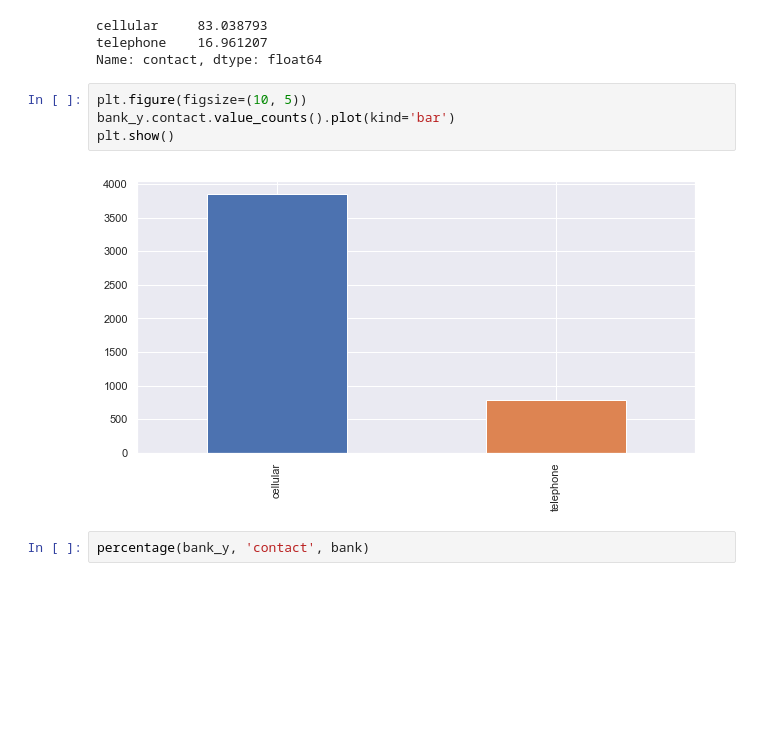
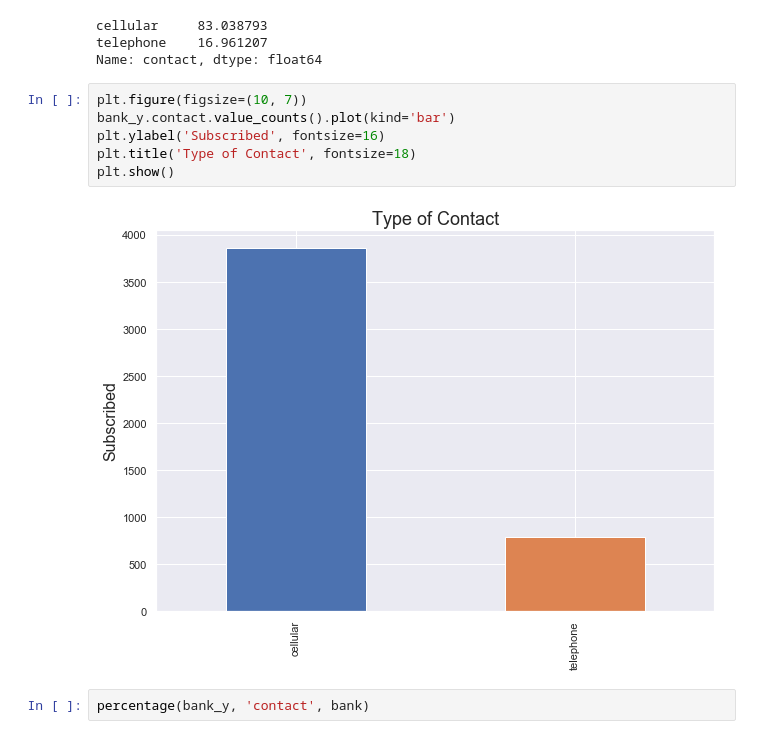
Before and after one commit to joaobecker/capstone_bank_marketing, a Jupyter notebook: portuguese_bank_capstone.ipynb, the cells around one changed output. Cells and saved outputs as stored; diff of their text form; blank space fills up the shorter version.

```diff
--- a/portuguese_bank_capstone.ipynb
+++ b/portuguese_bank_capstone.ipynb
@@ -278,11 +266,13 @@ cellular     83.038793
 telephone    16.961207
 Name: contact, dtype: float64
 # %%
-plt.figure(figsize=(10, 5))
+plt.figure(figsize=(10, 7))
 bank_y.contact.value_counts().plot(kind='bar')
+plt.ylabel('Subscribed', fontsize=16)
+plt.title('Type of Contact', fontsize=18)
 plt.show()
 # %% [output]
-[figure, old version]
+[figure, new version]
 # %%
 percentage(bank_y, 'contact', bank)
 # %% [output]
```
Also changed, not shown: parts of 95 cells of this notebook.
